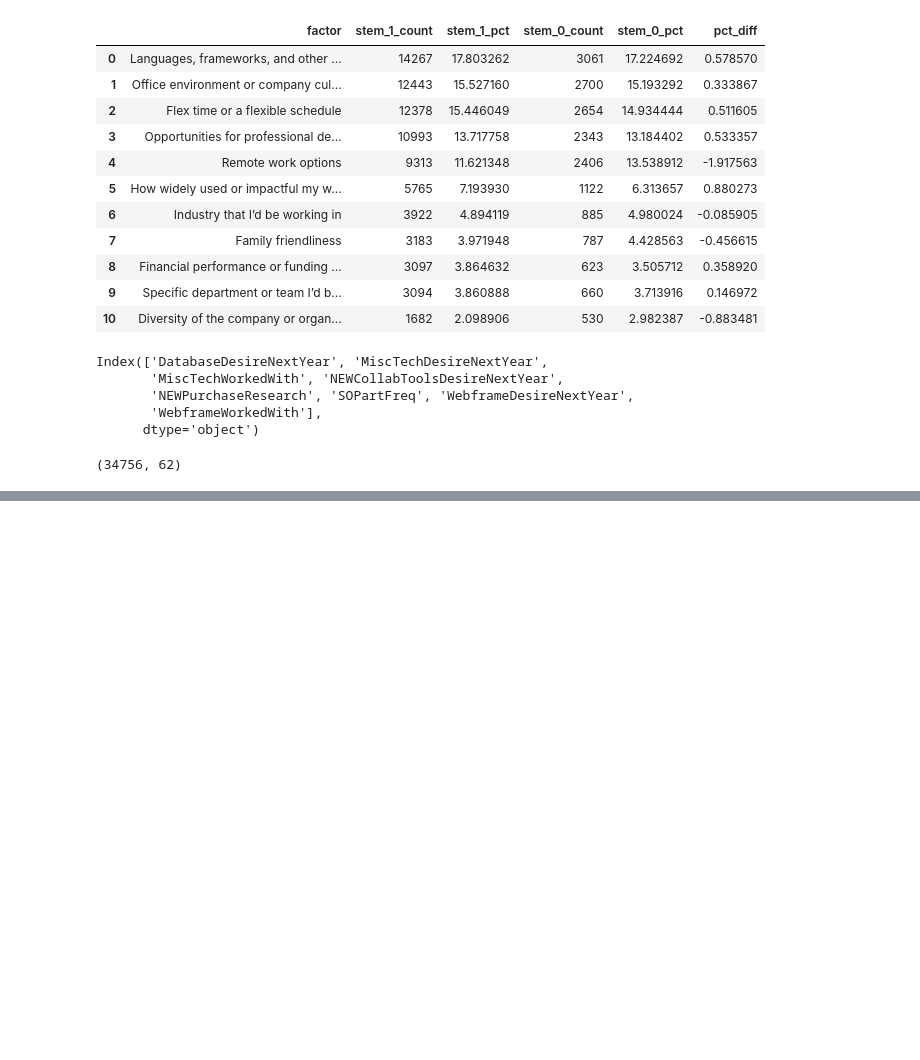
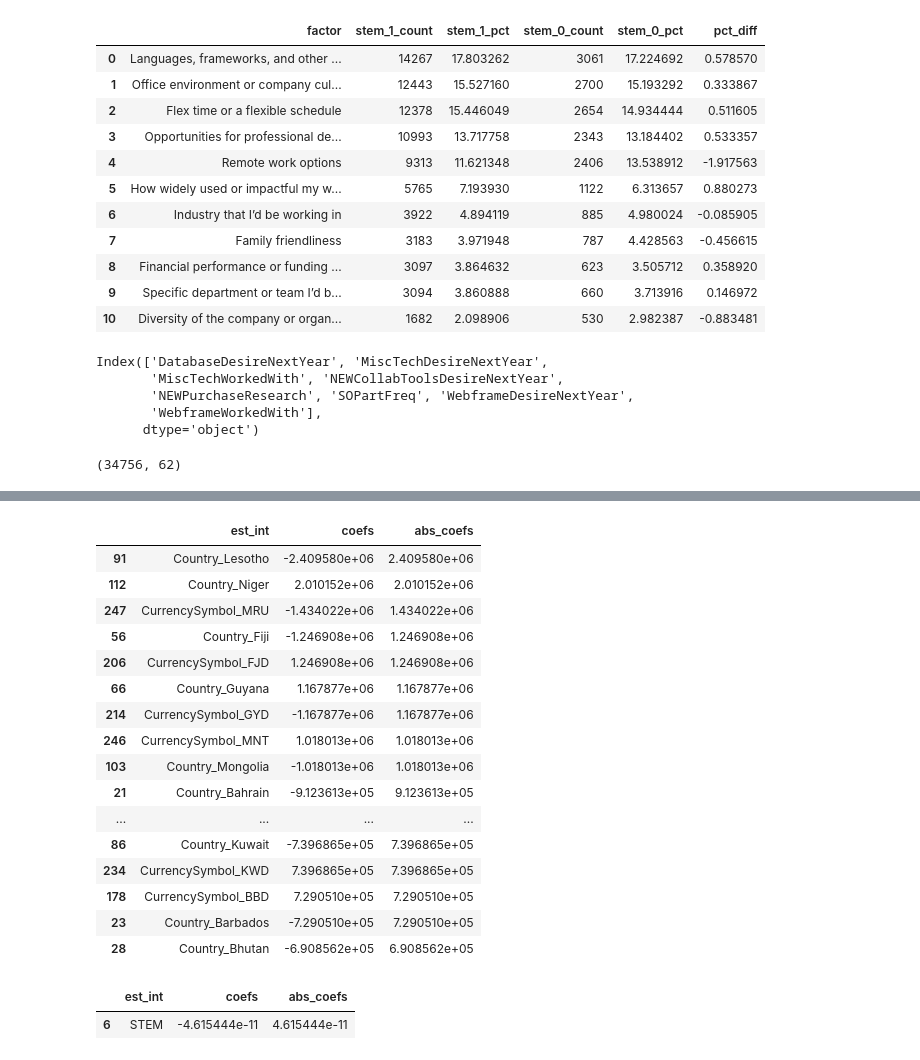
Before and after one commit to yutongwanyan98/My_Practices, a Jupyter notebook: so_survey.ipynb, the cells around one changed output, grey strips where cells are left out. Cells and saved outputs as stored; diff of their text form; code cells hidden in the pictures; blank space fills up the shorter version.

```diff
--- a/so_survey.ipynb
+++ b/so_survey.ipynb
@@ -287,0 +362,31 @@ X, y = clean_data(df)
+# %%
+coefs = pd.DataFrame()
+coefs['est_int'] = X_train.columns
+coefs['coefs'] = model.coef_
+coefs['abs_coefs'] = np.abs(model.coef_)
+coefs = coefs.sort_values('abs_coefs', ascending=False)
+# %%
+coefs.head(20)
+# %% [output]
+|  | est_int | coefs | abs_coefs |
+| 91 | Country_Lesotho | -2.409580e+06 | 2.409580e+06 |
+| 112 | Country_Niger | 2.010152e+06 | 2.010152e+06 |
+| 247 | CurrencySymbol_MRU | -1.434022e+06 | 1.434022e+06 |
+| 56 | Country_Fiji | -1.246908e+06 | 1.246908e+06 |
+| 206 | CurrencySymbol_FJD | 1.246908e+06 | 1.246908e+06 |
+| 66 | Country_Guyana | 1.167877e+06 | 1.167877e+06 |
+| 214 | CurrencySymbol_GYD | -1.167877e+06 | 1.167877e+06 |
+| 246 | CurrencySymbol_MNT | 1.018013e+06 | 1.018013e+06 |
+| 103 | Country_Mongolia | -1.018013e+06 | 1.018013e+06 |
+| 21 | Country_Bahrain | -9.123613e+05 | 9.123613e+05 |
+| ... | ... | ... | ... |
+| 86 | Country_Kuwait | -7.396865e+05 | 7.396865e+05 |
+| 234 | CurrencySymbol_KWD | 7.396865e+05 | 7.396865e+05 |
+| 178 | CurrencySymbol_BBD | 7.290510e+05 | 7.290510e+05 |
+| 23 | Country_Barbados | -7.290510e+05 | 7.290510e+05 |
+| 28 | Country_Bhutan | -6.908562e+05 | 6.908562e+05 |
+# %%
+coefs.loc[coefs['est_int'] == 'STEM',:]
+# %% [output]
+|  | est_int | coefs | abs_coefs |
+| 6 | STEM | -4.615444e-11 | 4.615444e-11 |
```
Also changed, not shown: parts of 8 cells of this notebook.
